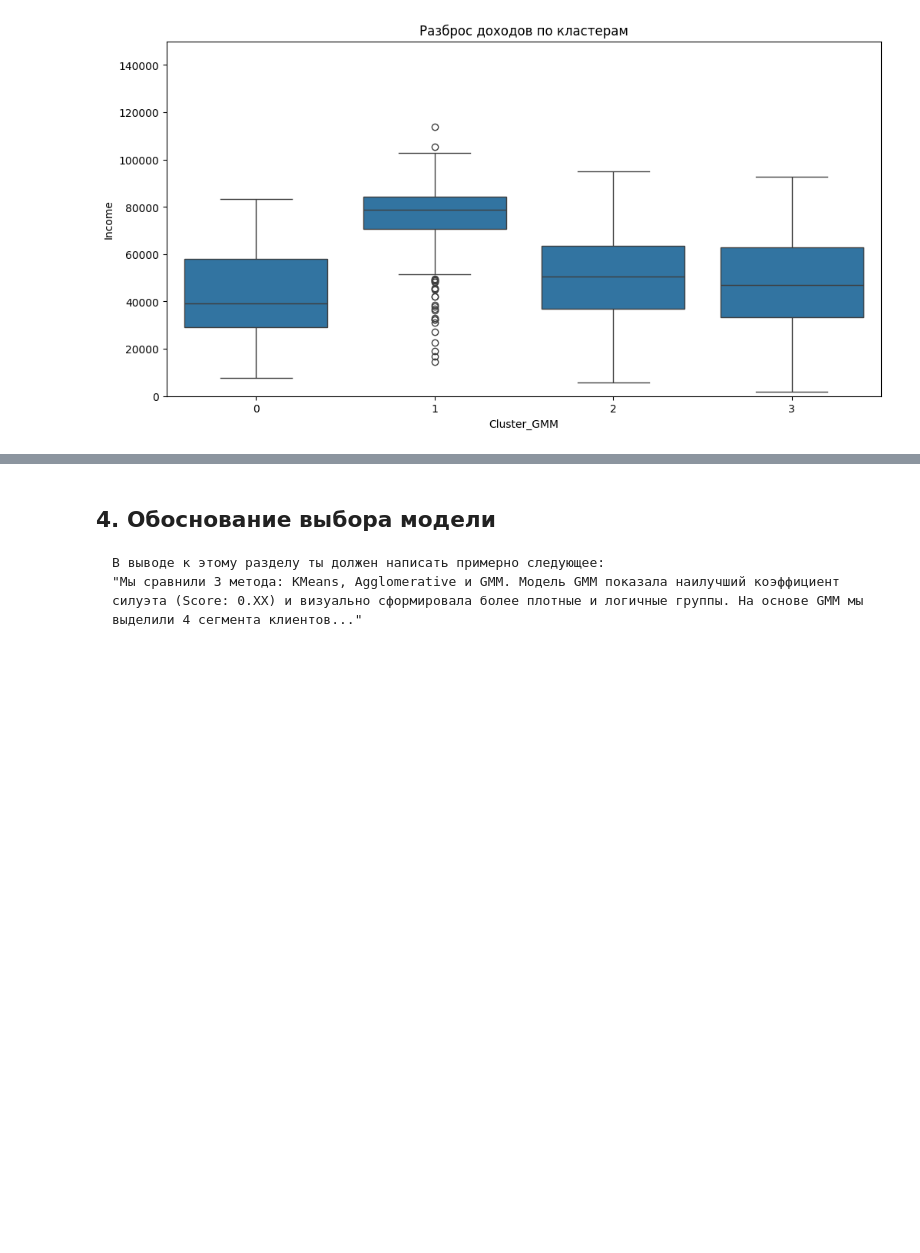
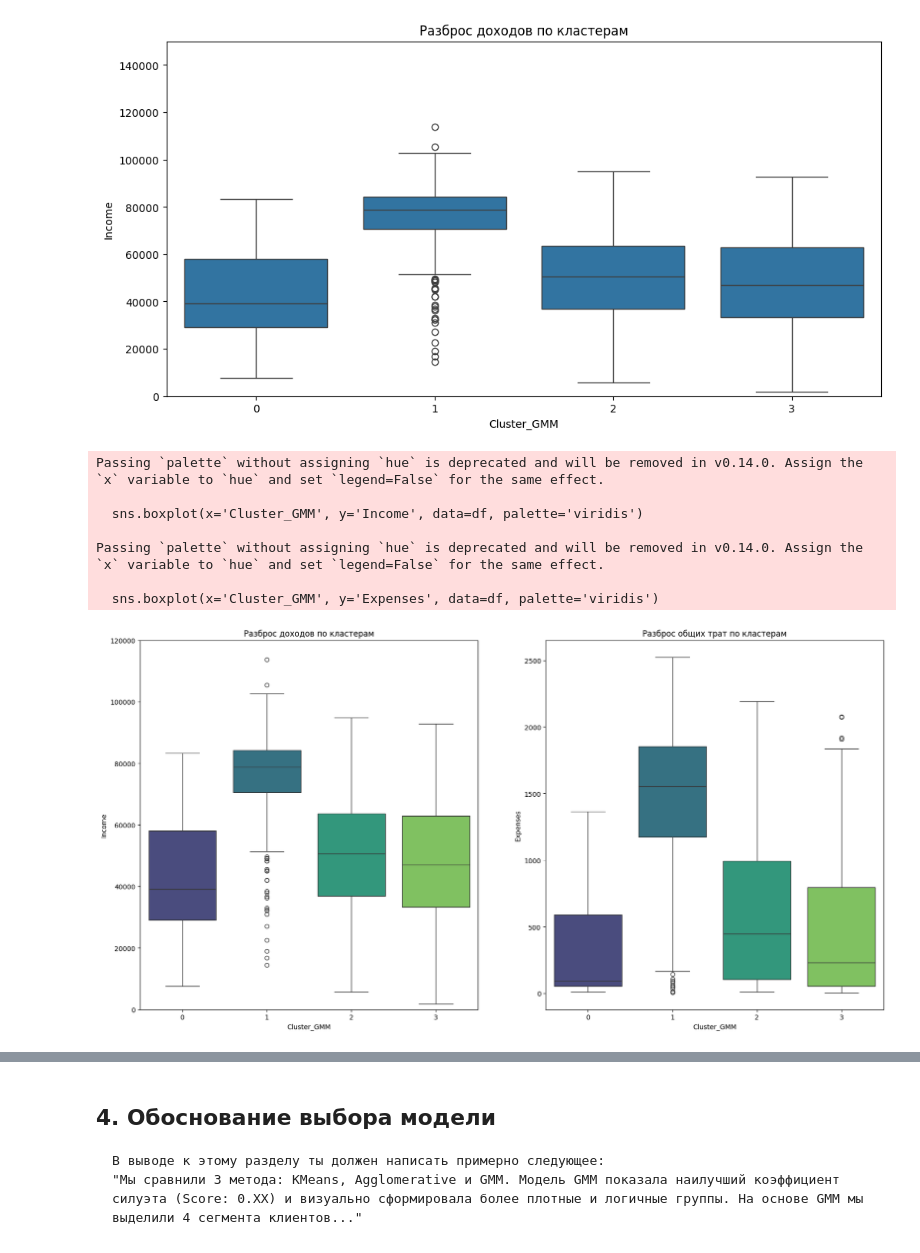
Before and after one commit to YaeKitsune13/MOIBD_coop_project, a Jupyter notebook: notebooks/clustering.ipynb, the cells around one changed output, grey strips where cells are left out. Saved outputs shown, nothing was run; the diff lists cells and outputs as text; code cells hidden in the pictures; blank space fills up the shorter version.

```diff
--- a/notebooks/clustering.ipynb
+++ b/notebooks/clustering.ipynb
@@ -164,3 +164,27 @@ plt.ylim(0, 150000) # Ограничим, чтобы выбросы не меш
 plt.show()
 # %% [output]
 [figure]
+# %%
+plt.figure(figsize=(20, 10))
+
+# График Доходов
+plt.subplot(1, 2, 1)
+sns.boxplot(x='Cluster_GMM', y='Income', data=df, palette='viridis')
+plt.title('Разброс доходов по кластерам')
+plt.ylim(0, 120000) # убираем аномальные выбросы для наглядности
+
+# График Трат
+plt.subplot(1, 2, 2)
+sns.boxplot(x='Cluster_GMM', y='Expenses', data=df, palette='viridis')
+plt.title('Разброс общих трат по кластерам')
+
+plt.show()
+# %% [output]
+Passing `palette` without assigning `hue` is deprecated and will be removed in v0.14.0. Assign the `x` variable to `hue` and set `legend=False` for the same effect.
+
+  sns.boxplot(x='Cluster_GMM', y='Income', data=df, palette='viridis')
+
+Passing `palette` without assigning `hue` is deprecated and will be removed in v0.14.0. Assign the `x` variable to `hue` and set `legend=False` for the same effect.
+
+  sns.boxplot(x='Cluster_GMM', y='Expenses', data=df, palette='viridis')
+[figure, added]
```
Also changed, not shown: parts of 3 cells of this notebook.
